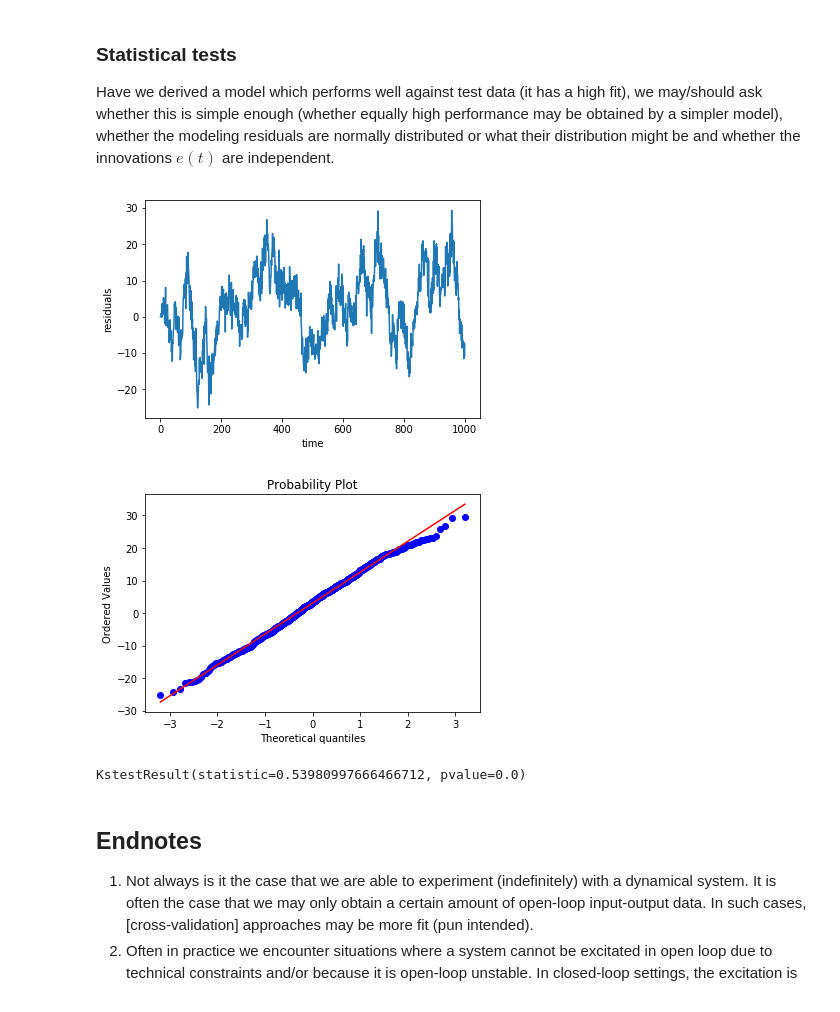
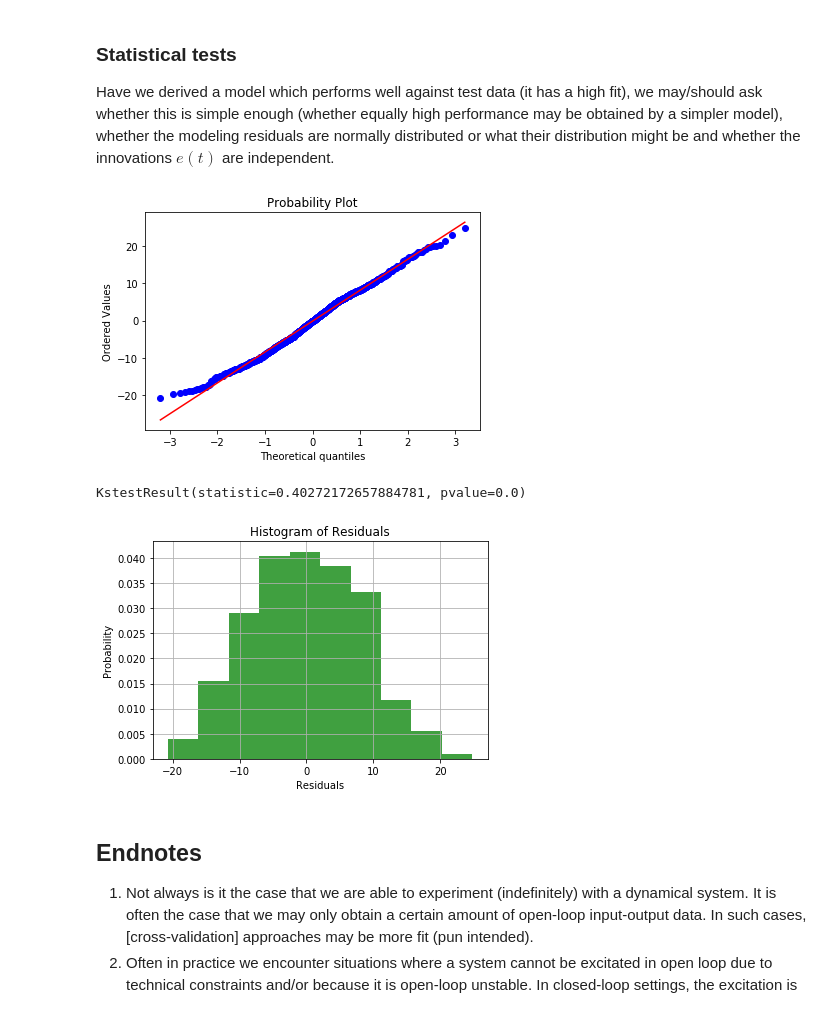
Before and after one commit to KIOS-Research/KIOS-Graduate-Summer-School-2018, a Jupyter notebook: material/sysid/sysid_linsys_ls.ipynb, the cells around one changed output. Cells and saved outputs as stored; diff of their text form; code cells hidden in the pictures.

Commit message:
:hammer: updated statistical tests

```diff
--- a/material/sysid/sysid_linsys_ls.ipynb
+++ b/material/sysid/sysid_linsys_ls.ipynb
@@ -585,40 +585,41 @@ plt.show()
 Have we derived a model which performs well against test data (it has a high fit), we may/should ask whether this is simple enough (whether equally high performance may be obtained by a simpler model), whether the modeling residuals are normally distributed or what their distribution might be and whether the innovations $e(t)$ are independent.
 # %%
 # Select model to test its residuals...
-#best_model = mdl_sys_cache[imax,0]
-best_model = actual_system
+best_model = mdl_sys_cache[imax,0]
 
 # Pick an input signal
 num_data_test  = 1000
 time_span_test = np.linspace(0, num_data_test, num_data_test)
 u_test         = 5 * np.sin(0.5*time_span_test)
 
 y_actual_test = actual_system.simulate(np.array([0,0,0]), u_test)
 y_mdl_test    = best_model.simulate(np.array([0,0,0]), u_test)
 
 residuals    = y_actual_test - y_mdl_test
-
-plt.plot(time_span_test, residuals[:-1])
-plt.xlabel('time')
-plt.ylabel('residuals')
-plt.show()
 
 
 # --- QQ plot of modeling residuals
 #     We want to see (quite literally) whether the residuals
 #     come from a normal distribution
 import pylab
 import scipy.stats as stats
 stats.probplot(residuals, dist="norm", plot=pylab)
 pylab.show()
 
 # --- Hypothesis testing: are the residuals normally distributed?
 #     We use the Kolmogorov-Smirnov statistical test
 print(stats.kstest(residuals, 'norm'))
+
+n, bins, patches = plt.hist(residuals, density=True, facecolor='g', alpha=0.75)
+plt.xlabel('Residuals')
+plt.ylabel('Probability')
+plt.title('Histogram of Residuals')
+plt.grid(True)
+plt.show()
 # %% [output]
-[figure, old version]
+[figure, new version]
+KstestResult(statistic=0.40272172657884781, pvalue=0.0)
-[figure, old version]
+[figure, new version]
-KstestResult(statistic=0.53980997666466712, pvalue=0.0)
 # %% [markdown]
 ## Endnotes
 
```
Also changed, not shown: parts of 5 cells of this notebook.
